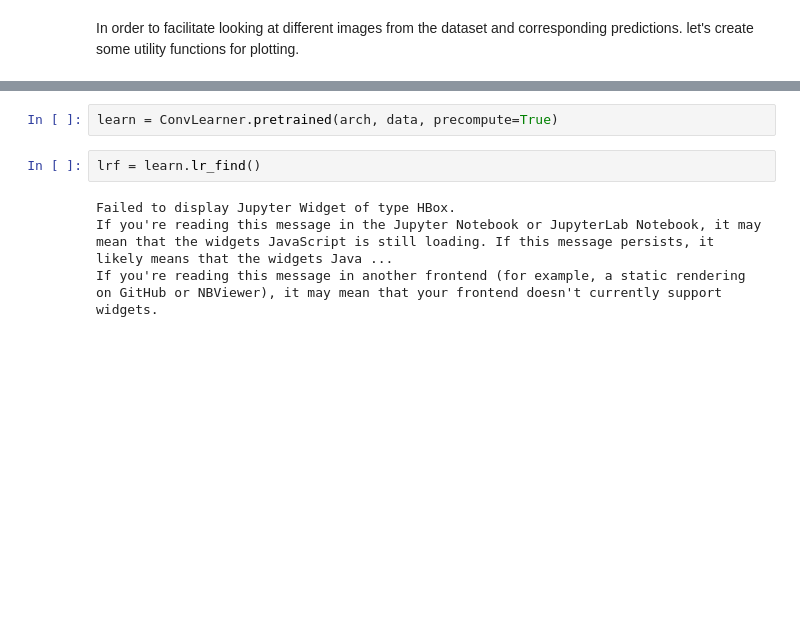
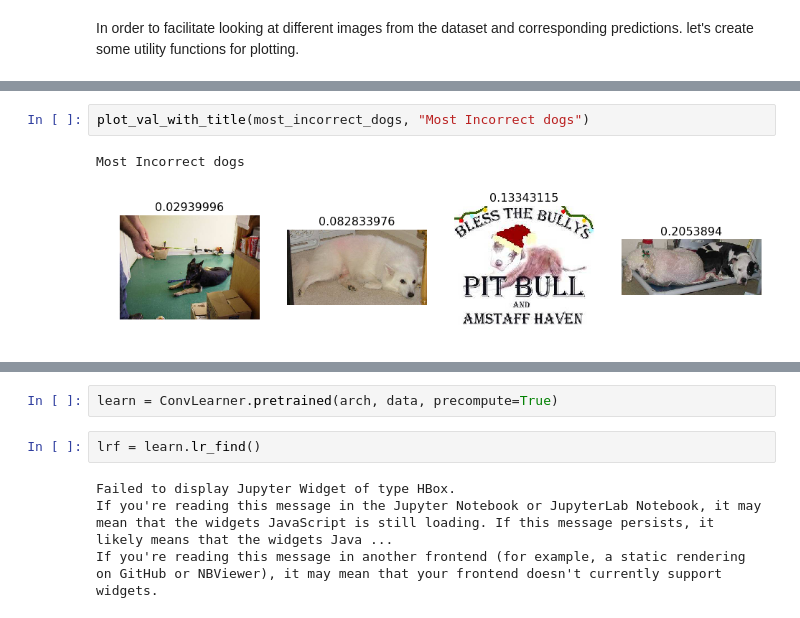
Before and after one commit to kamran-haider/fastai-dl1-course, a Jupyter notebook: notebooks/lesson_1/practice_lesson_1.ipynb, the cells around one changed output, grey strips where cells are left out. Cells and saved outputs as stored; diff of their text form; blank space fills up the shorter version.

```diff
--- a/notebooks/lesson_1/practice_lesson_1.ipynb
+++ b/notebooks/lesson_1/practice_lesson_1.ipynb
@@ -263,0 +290,5 @@ Incorrect
+# %%
+plot_val_with_title(most_incorrect_dogs, "Most Incorrect dogs")
+# %% [output]
+Most Incorrect dogs
+[figure, added]
```
Also changed, not shown: parts of 43 cells of this notebook.
